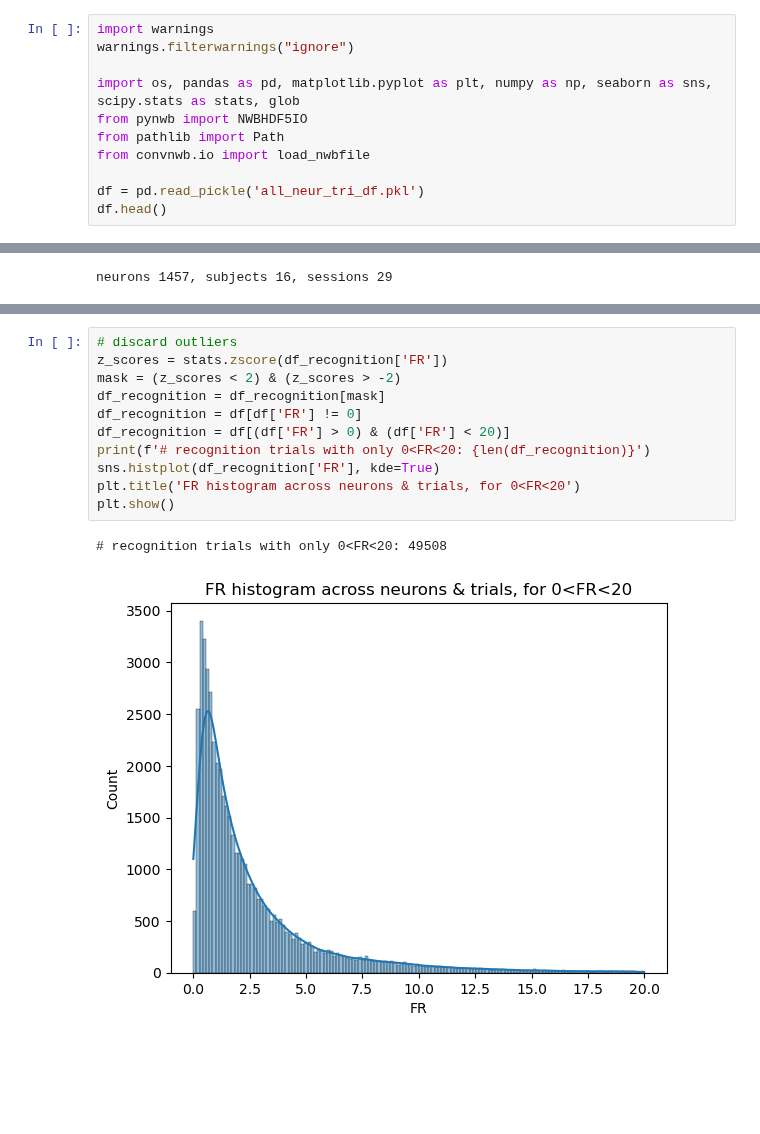
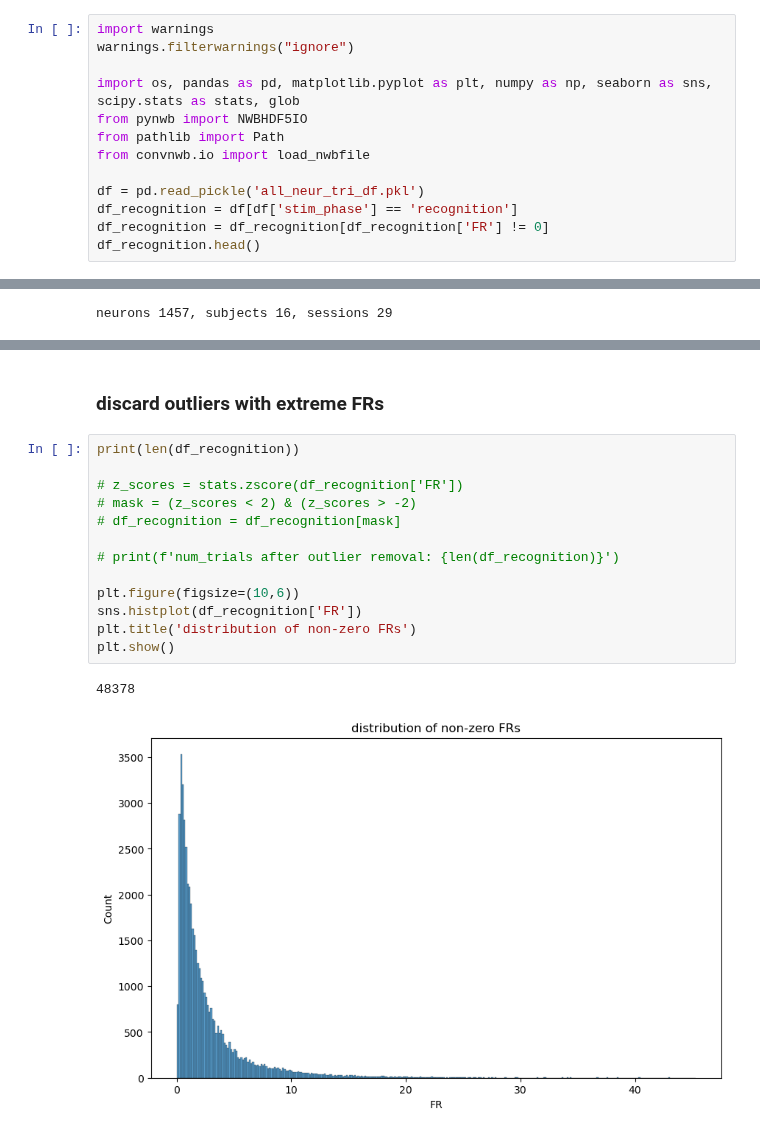
Before and after one commit to NuttidaLab/movie_analysis, a Jupyter notebook: recognition_plots.ipynb, the cells around one changed output, grey strips where cells are left out. Cells and saved outputs as stored; diff of their text form; blank space fills up the shorter version.

```diff
--- a/recognition_plots.ipynb
+++ b/recognition_plots.ipynb
@@ -8,6 +19,8 @@ from pathlib import Path
 from convnwb.io import load_nwbfile
 
 df = pd.read_pickle('all_neur_tri_df.pkl')
-df.head()
+df_recognition = df[df['stim_phase'] == 'recognition']
+df_recognition = df_recognition[df_recognition['FR'] != 0]
+df_recognition.head()
 # %% [output]
 |  | subj | sess | neuron | region | start_time | stop_time | RT | trial_spikes | ... |
@@ -121,14 +76,18 @@ Name: trial_aligned_spikes, dtype: object
+# %% [markdown]
+### discard outliers with extreme FRs
 # %%
-# discard outliers
-z_scores = stats.zscore(df_recognition['FR'])
-mask = (z_scores < 2) & (z_scores > -2)
-df_recognition = df_recognition[mask]
-df_recognition = df[df['FR'] != 0]
-df_recognition = df[(df['FR'] > 0) & (df['FR'] < 20)]
-print(f'# recognition trials with only 0<FR<20: {len(df_recognition)}')
-sns.histplot(df_recognition['FR'], kde=True)
-plt.title('FR histogram across neurons & trials, for 0<FR<20')
+print(len(df_recognition))
+
+# z_scores = stats.zscore(df_recognition['FR'])
+# mask = (z_scores < 2) & (z_scores > -2)
+# df_recognition = df_recognition[mask]
+
+# print(f'num_trials after outlier removal: {len(df_recognition)}')
+
+plt.figure(figsize=(10,6))
+sns.histplot(df_recognition['FR'])
+plt.title('distribution of non-zero FRs')
 plt.show()
 # %% [output]
-# recognition trials with only 0<FR<20: 49508
+48378
-[figure, old version]
+[figure, new version]
```
Also changed, not shown: parts of 16 cells of this notebook, 1 other file.
